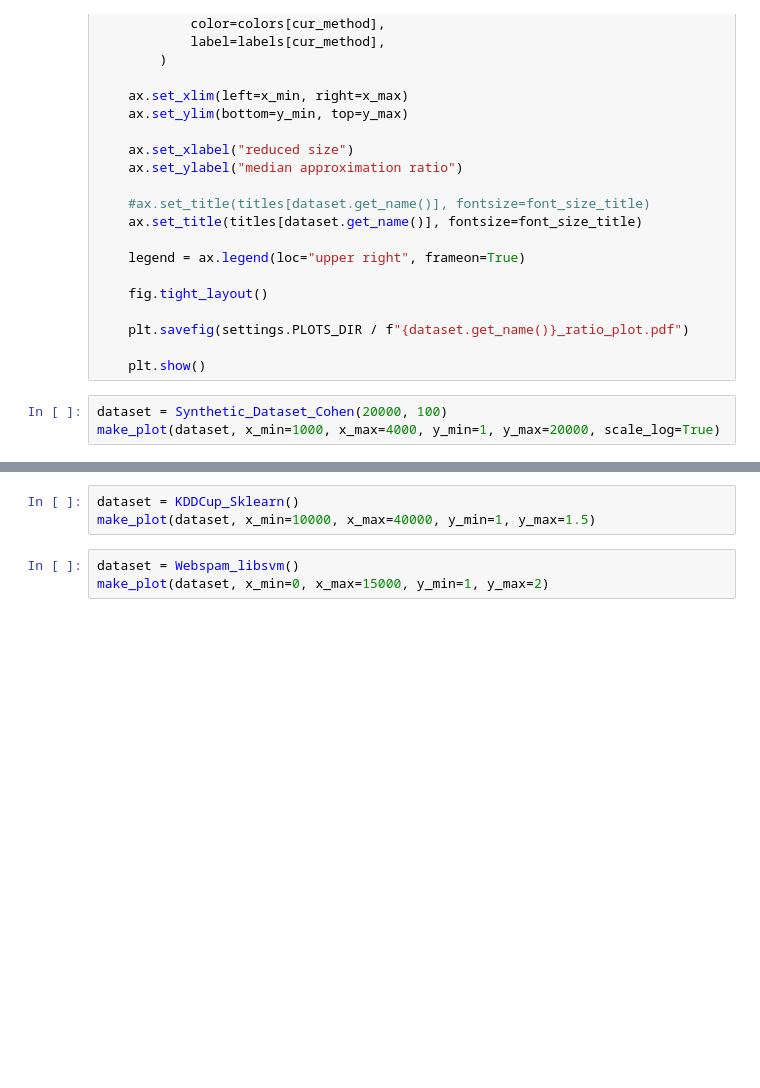
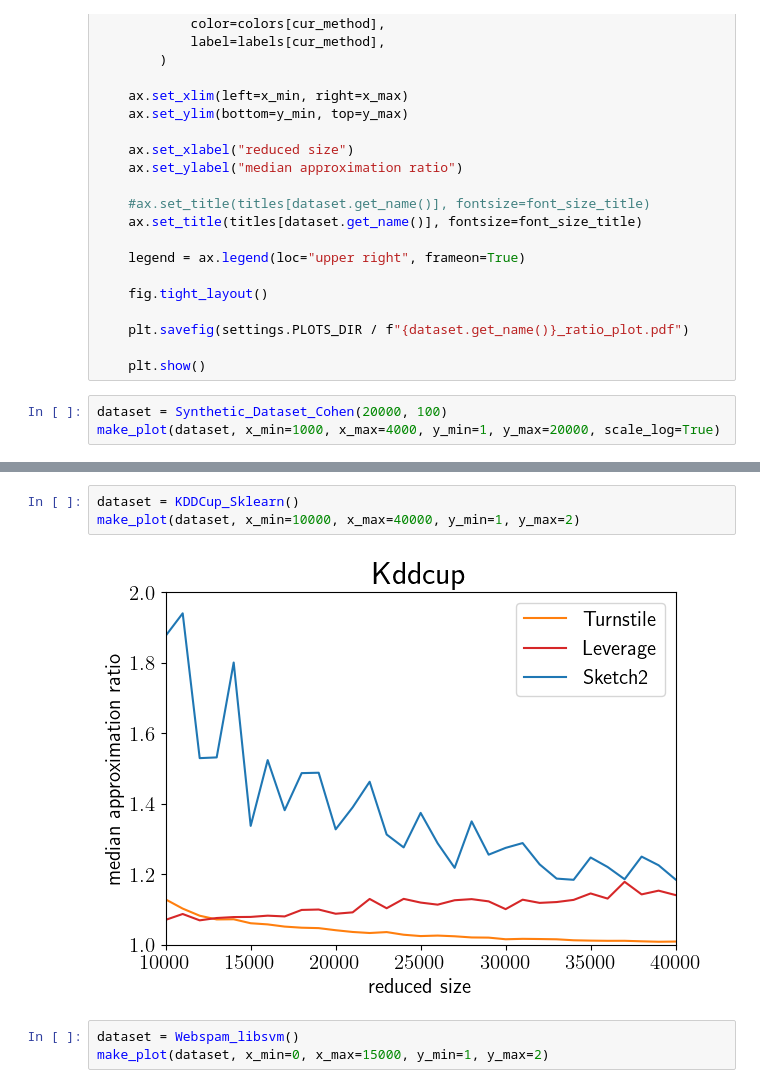
Before and after one commit to Tim907/turnstile-sampling, a Jupyter notebook: notebooks/ratio_plots.ipynb, the cells around one changed output, grey strips where cells are left out. Cells and saved outputs as stored; diff of their text form; blank space fills up the shorter version.

```diff
--- a/notebooks/ratio_plots.ipynb
+++ b/notebooks/ratio_plots.ipynb
@@ -181,6 +181,8 @@ make_plot(dataset, x_min=0, x_max=20000, y_min=1, y_max=1.05)
 # %%
 dataset = KDDCup_Sklearn()
-make_plot(dataset, x_min=10000, x_max=40000, y_min=1, y_max=1.5)
+make_plot(dataset, x_min=10000, x_max=40000, y_min=1, y_max=2)
+# %% [output]
+[figure, added]
 # %%
 dataset = Webspam_libsvm()
 make_plot(dataset, x_min=0, x_max=15000, y_min=1, y_max=2)
```
Also changed, not shown: parts of 1 cell of this notebook, 25 other files.
